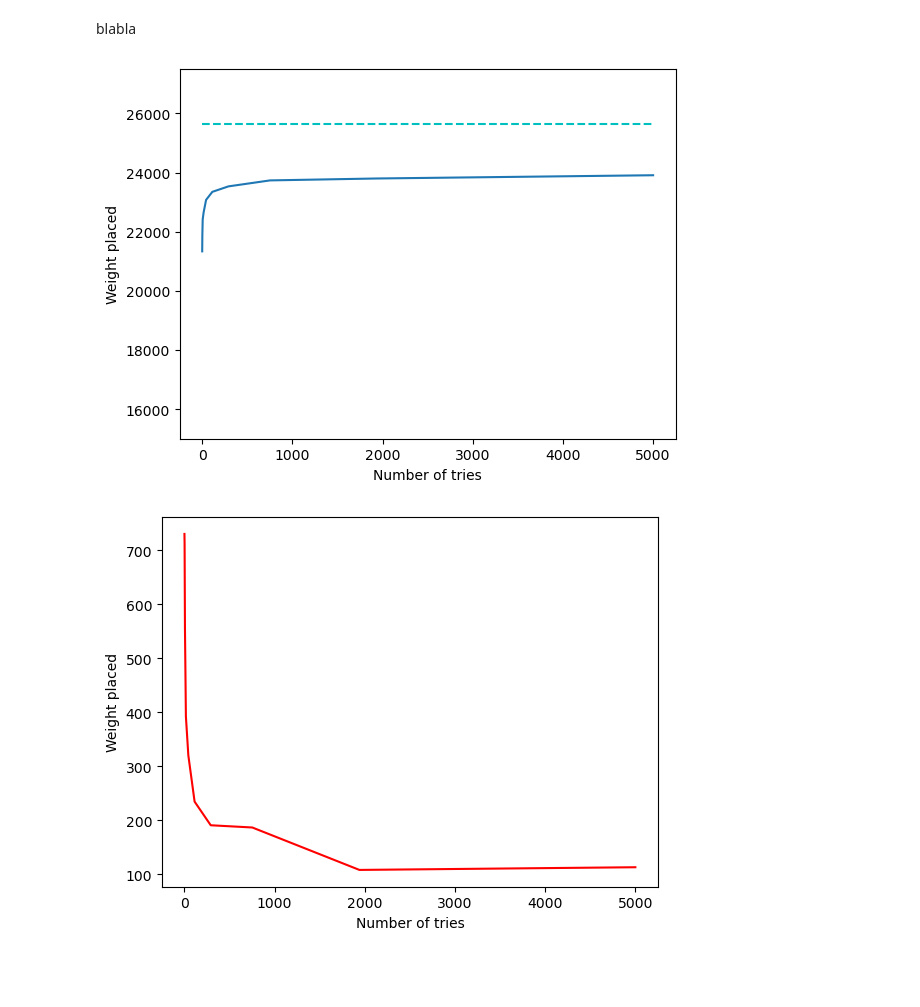
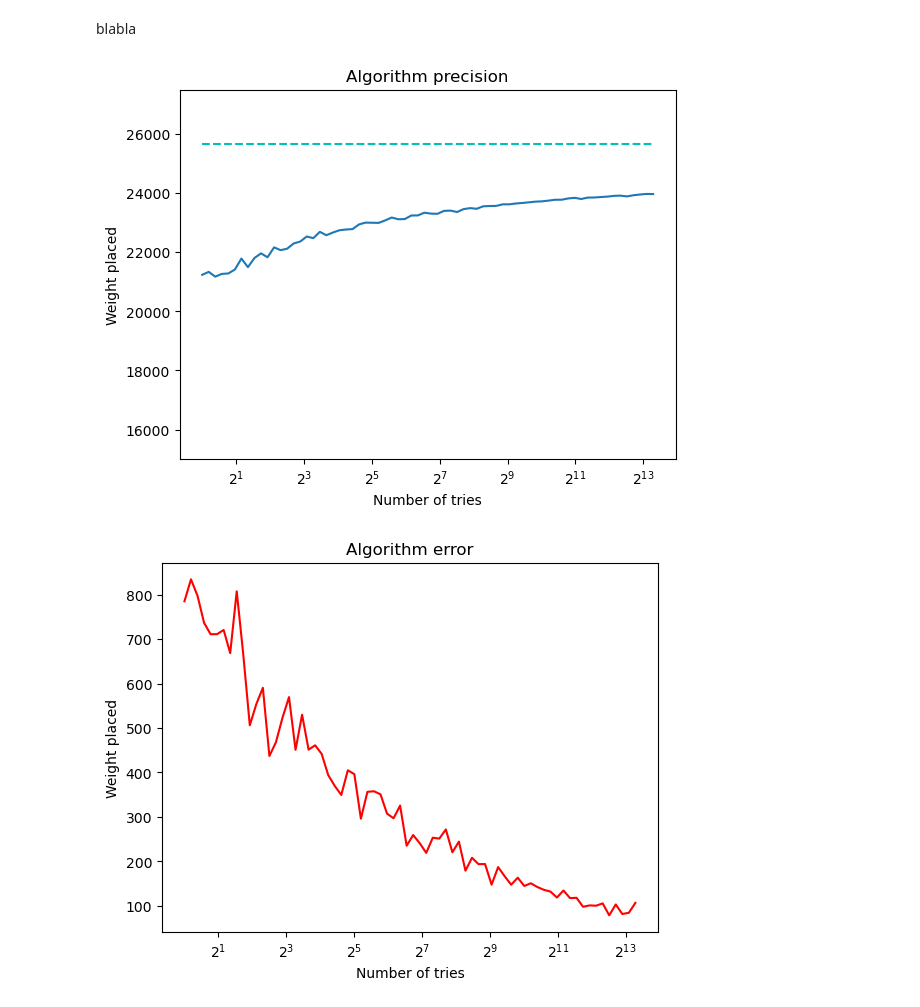
Before and after one commit to 5-2-5-equipe-2/amadeus-project-cargo, a Jupyter notebook: src/amadeus.ipynb, the cells around one changed output. Drawn from its saved outputs; the diff is of its cells as text; code cells hidden in the pictures; blank space fills up the shorter version.

```diff
--- a/src/amadeus.ipynb
+++ b/src/amadeus.ipynb
@@ -482,7 +482,7 @@ def powspace(start: float, stop: float, num: int):
     return np.exp(np.linspace(log_start, log_stop, num))
 
 
-for number_of_tries in tqdm(powspace(1, 6000, 50)):
+for number_of_tries in tqdm(powspace(1, 10000, 70)):
     x.append(number_of_tries)
     values = []
     for k in range(NUMBER_OF_SAMPLE):
@@ -496,16 +496,20 @@ for number_of_tries in tqdm(powspace(1, 6000, 50)):
 # %%
 plt.plot(x, y)
 plt.plot(x, y_best, "--c")
+plt.xscale('log', base=2)
 plt.ylim((15000, 27500))
 plt.xlabel("Number of tries")
 plt.ylabel("Weight placed")
+plt.title("Algorithm precision")
 plt.show()
 # %% [output]
-[figure, old version]
+[figure, new version]
 # %%
 plt.plot(x, y_error, "red")
+plt.xscale('log', base=2)
 plt.xlabel("Number of tries")
 plt.ylabel("Weight placed")
+plt.title("Algorithm error")
 plt.show()
 # %% [output]
-[figure, old version]
+[figure, new version]
```
Also changed, not shown: parts of 2 cells of this notebook.
